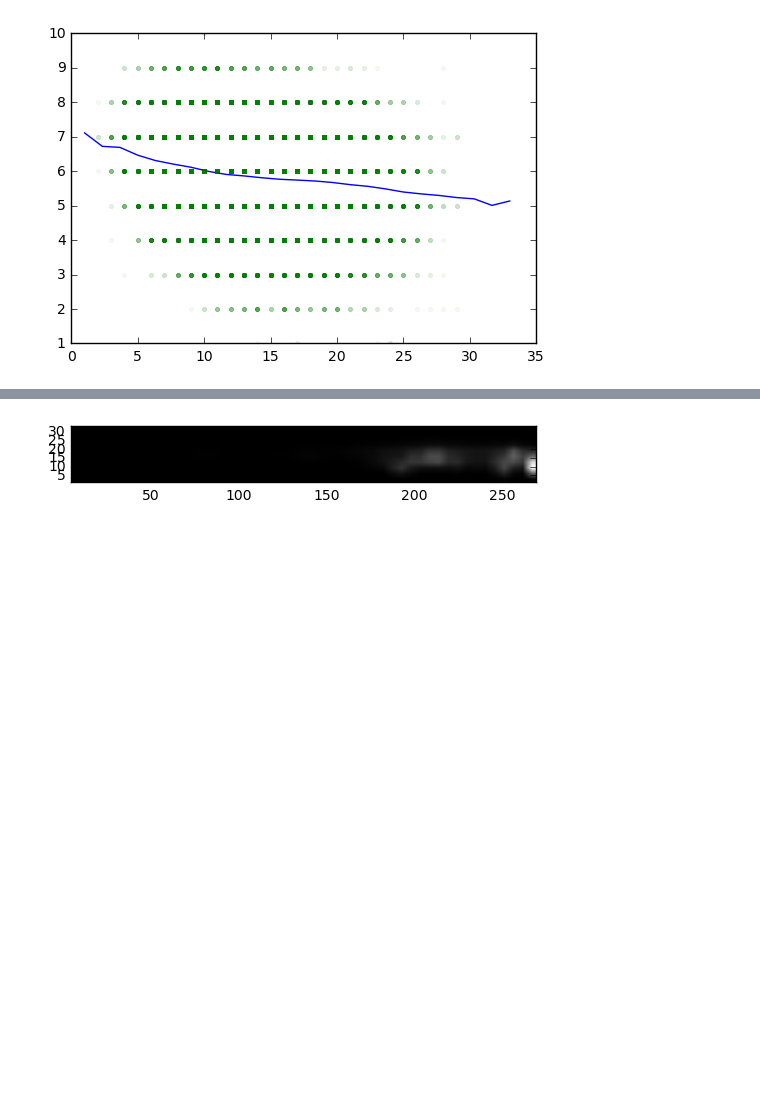
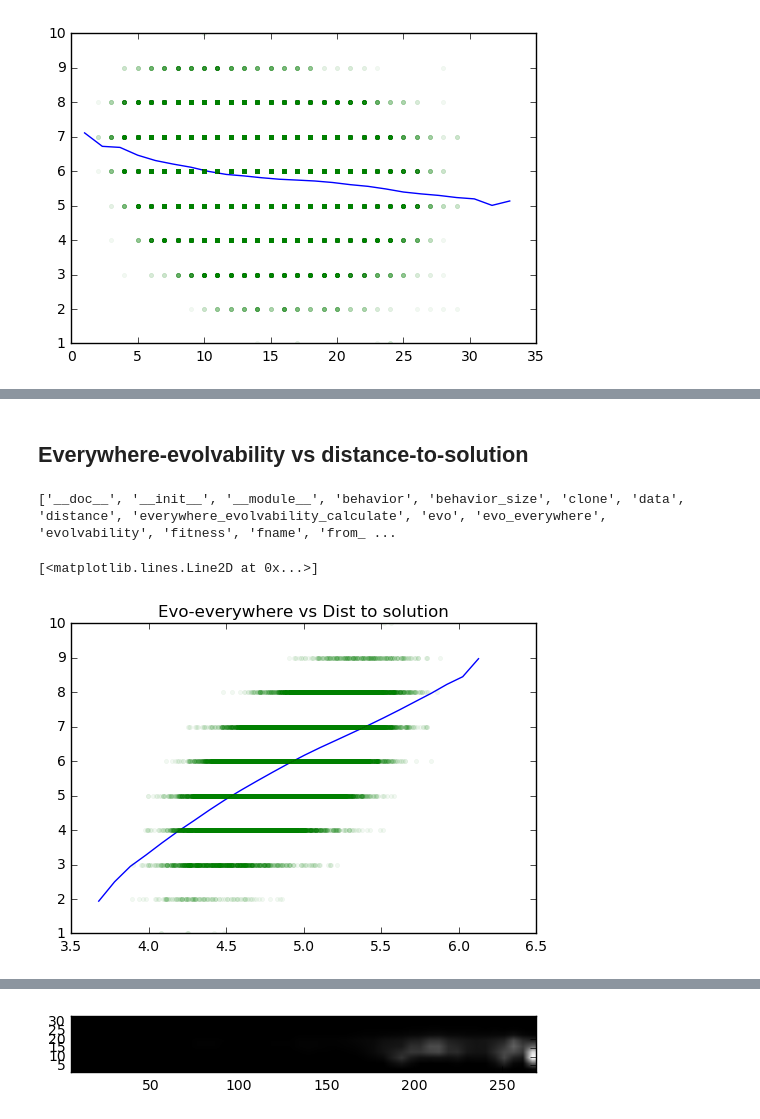
Before and after one commit to jal278/mazerobot-python, a Jupyter notebook: Maze calculations.ipynb, the cells around one changed output, grey strips where cells are left out. Cells and saved outputs as stored; diff of their text form; code cells hidden in the pictures; blank space fills up the shorter version.

```diff
--- a/Maze calculations.ipynb
+++ b/Maze calculations.ipynb
@@ -150,0 +210,14 @@ plot(x,y,".",alpha=0.05)
+# %% [markdown]
+## Everywhere-evolvability vs distance-to-solution
+# %%
+title("Evo-everywhere vs Dist to solution")
+res= aggregate1d(domain.evo_everywhere,domain.distance,gridsize=25)
+
+plot(res[0],res[1])
+
+x,y = sample2d(domain.evo_everywhere,domain.distance,50000)
+plot(x,y,".",alpha=0.05)
+# %% [output]
+['__doc__', '__init__', '__module__', 'behavior', 'behavior_size', 'clone', 'data', 'distance', 'everywhere_evolvability_calculate', 'evo', 'evo_everywhere', 'evolvability', 'fitness', 'fname', 'from_ ...
+[<matplotlib.lines.Line2D at 0x...>]
+[figure, added]
```
Also changed, not shown: parts of 9 cells of this notebook, 1 other file.
